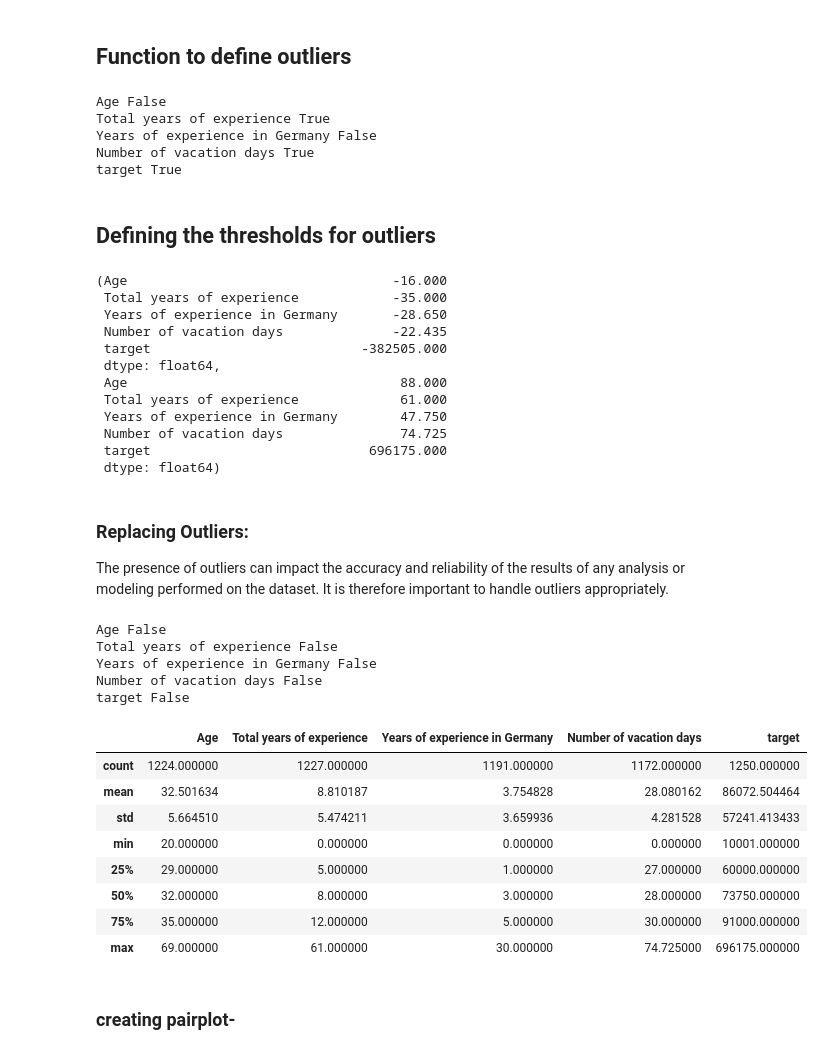
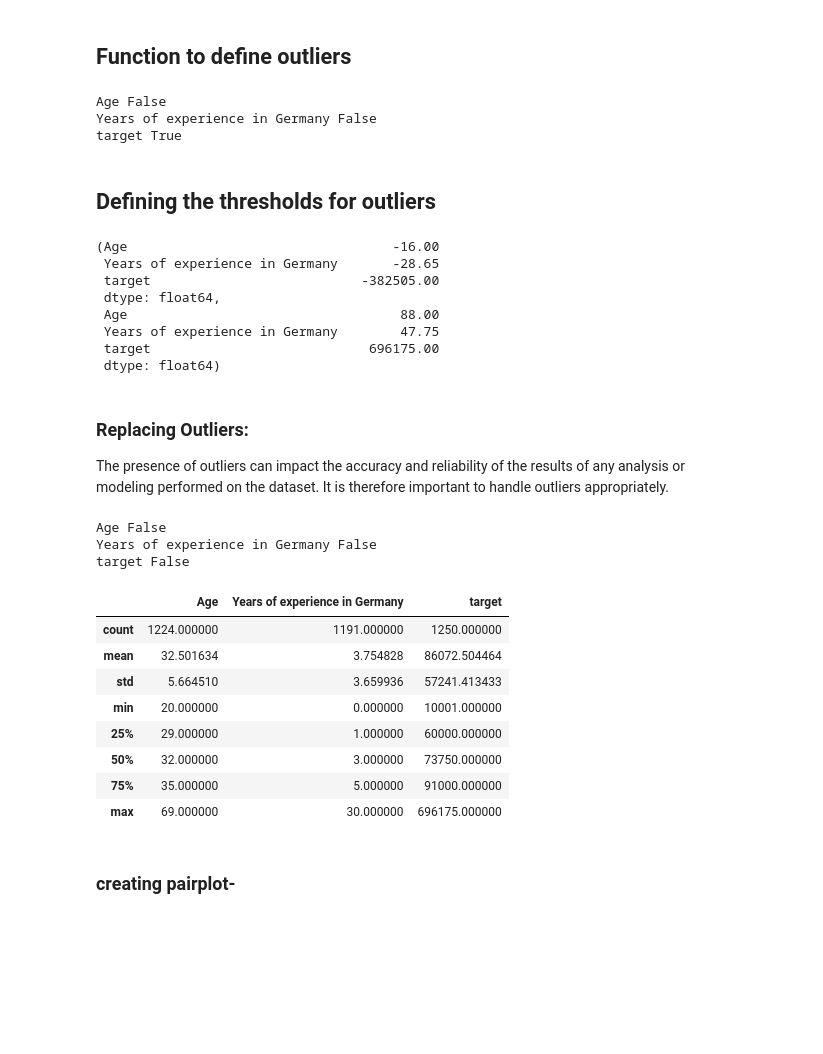
Before and after one commit to SidhST12/ItML_Asn_2_Students, a Jupyter notebook: assignment_2_start.ipynb, the cells around one changed output. Saved outputs shown, nothing was run; the diff lists cells and outputs as text; code cells hidden in the pictures; blank space fills up the shorter version.

```diff
--- a/assignment_2_start.ipynb
+++ b/assignment_2_start.ipynb
@@ -196,3 +217,3 @@ df.drop(['Other technologies/programming languages you use often'], axis=1, inpl
 # %%
-df.drop(df.index[(df["Number of vacation days"] == "unlimited")],axis=0,inplace=True)
+df1.drop(df.index[(df["Number of vacation days"] == "unlimited")],axis=0,inplace=True)
 # %%
@@ -204,2 +221,2 @@ df.drop('Total years of experience', axis=1).head(2)
 # %%
-df.drop(['Employment status'], axis=1).head(2)
+df1.drop(['Employment status'], axis=1,inplace = True)
@@ -210,2 +223,2 @@ df.drop(['Employment status'], axis=1).head(2)
 # %%
-df.drop(['Contract duration'], axis=1)
+df1.drop(['Сontract duration'], axis=1, inplace= True)
@@ -216,7 +227,7 @@ KeyError: "['Contract duration'] not found in axis"
 
 ### <br>-'Years of experience in Germany'
 # %%
-df['Years of experience in Germany'] = df['Years of experience in Germany'].apply(pd.to_numeric, downcast='float', errors='coerce')
+df1['Years of experience in Germany'] = df1['Years of experience in Germany'].apply(pd.to_numeric, downcast='float', errors='coerce')
 # %% [markdown]
 ### A function for Replacing ','(commans) in column with '.' with in our dataframe
 # %%
@@ -287,30 +318,24 @@ def check_outlier(dataframe, col_name):
         return False
 
 for col in numerical:
-    print(col, check_outlier(df, col))
+    print(col, check_outlier(df1, col))
 #person_age, person_income and person_emp_lenght have some outlier observations
 # %% [output]
 Age False
-Total years of experience True
 Years of experience in Germany False
-Number of vacation days True
 target True
 # %% [markdown]
 ## Defining the thresholds for outliers
 # %%
-outlier_thresholds(df, numerical)
+outlier_thresholds(df1, numerical)
 # %% [output]
-(Age                                  -16.000
- Total years of experience            -35.000
- Years of experience in Germany       -28.650
- Number of vacation days              -22.435
- target                           -382505.000
+(Age                                  -16.00
+ Years of experience in Germany       -28.65
+ target                           -382505.00
  dtype: float64,
- Age                                   88.000
- Total years of experience             61.000
- Years of experience in Germany        47.750
- Number of vacation days               74.725
- target                            696175.000
+ Age                                   88.00
+ Years of experience in Germany        47.75
+ target                            696175.00
  dtype: float64)
 # %% [markdown]
 ### Replacing Outliers:
@@ -325,29 +350,27 @@ def replace_with_thresholds(dataframe, variable):
     dataframe.loc[(dataframe[variable] > (up_limit)), variable] = up_limit
 
 for col in numerical:
-    replace_with_thresholds(df, col)
+    replace_with_thresholds(df1, col)
 
 #Check
 for col in numerical:
-    print(col, check_outlier(df, col))
+    print(col, check_outlier(df1, col))
 # %% [output]
 Age False
-Total years of experience False
 Years of experience in Germany False
-Number of vacation days False
 target False
 # %%
-df.describe()
+df1.describe()
 # %% [output]
-|  | Age | Total years of experience | Years of experience in Germany | Number of vacation days | target |
-| count | 1224.000000 | 1227.000000 | 1191.000000 | 1172.000000 | 1250.000000 |
-| mean | 32.501634 | 8.810187 | 3.754828 | 28.080162 | 86072.504464 |
-| std | 5.664510 | 5.474211 | 3.659936 | 4.281528 | 57241.413433 |
-| min | 20.000000 | 0.000000 | 0.000000 | 0.000000 | 10001.000000 |
-| 25% | 29.000000 | 5.000000 | 1.000000 | 27.000000 | 60000.000000 |
-| 50% | 32.000000 | 8.000000 | 3.000000 | 28.000000 | 73750.000000 |
-| 75% | 35.000000 | 12.000000 | 5.000000 | 30.000000 | 91000.000000 |
-| max | 69.000000 | 61.000000 | 30.000000 | 74.725000 | 696175.000000 |
+|  | Age | Years of experience in Germany | target |
+| count | 1224.000000 | 1191.000000 | 1250.000000 |
+| mean | 32.501634 | 3.754828 | 86072.504464 |
+| std | 5.664510 | 3.659936 | 57241.413433 |
+| min | 20.000000 | 0.000000 | 10001.000000 |
+| 25% | 29.000000 | 1.000000 | 60000.000000 |
+| 50% | 32.000000 | 3.000000 | 73750.000000 |
+| 75% | 35.000000 | 5.000000 | 91000.000000 |
+| max | 69.000000 | 30.000000 | 696175.000000 |
 # %% [markdown]
 ### creating pairplot-
 # %%
```
Also changed, not shown: parts of 33 cells of this notebook.
